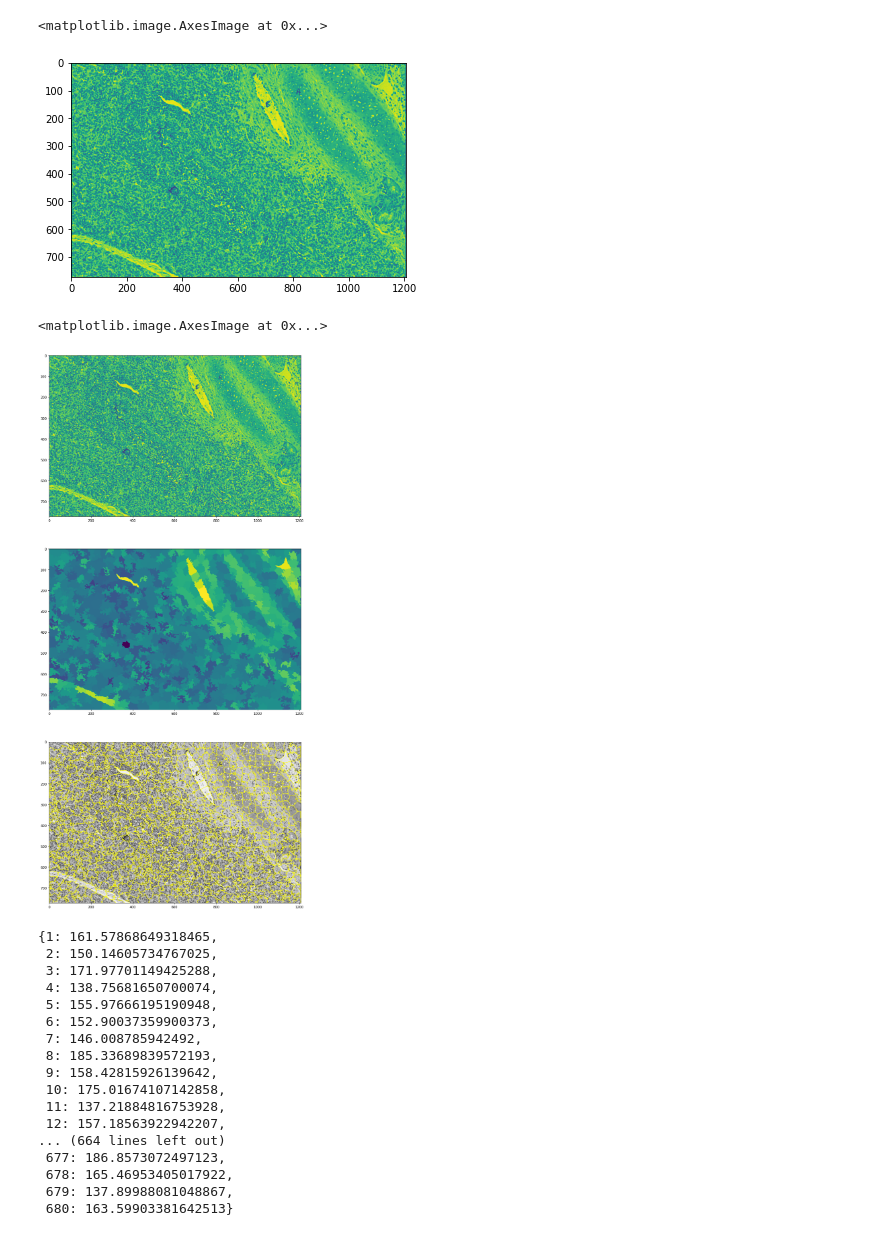
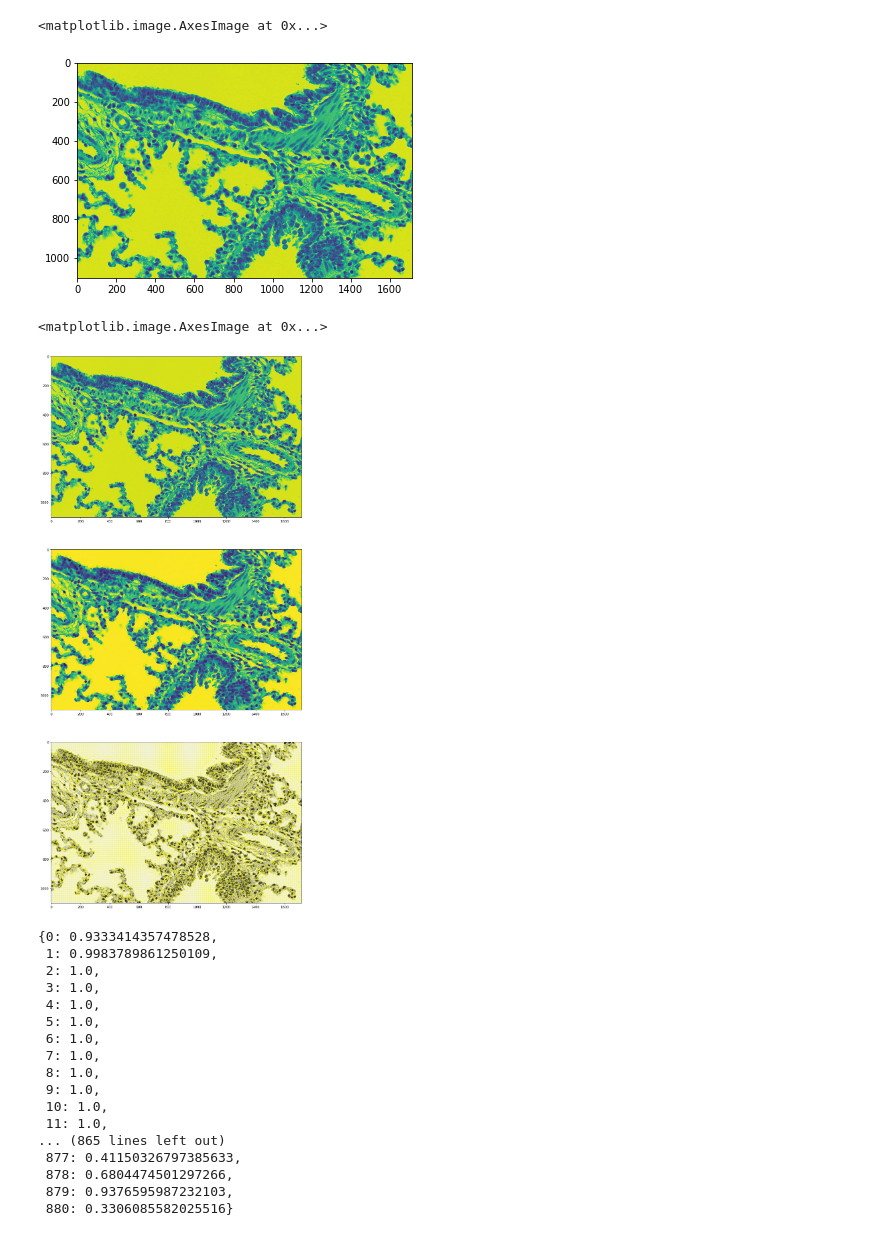
Before and after one commit to sriram98v/histology_segmentation, a Jupyter notebook: Untitled.ipynb, the cells around one changed output. Drawn from its saved outputs; the diff is of its cells as text; code cells hidden in the pictures.

Commit message:
images

```diff
--- a/Untitled.ipynb
+++ b/Untitled.ipynb
@@ -13,47 +14,59 @@ import seaborn as sns
 # %%
-img = cv2.imread("./Images/image.png", 0)
+img = img_as_float(cv2.imread("./Images/0940.control.40.a.tif", 0))
 plt.imshow(img)
 # %% [output]
 <matplotlib.image.AxesImage at 0x...>
-[figure, old version]
+[figure, new version]
+# %%
+sample = []
+win_size = 1000
+counter = 0
+for i in range(0, img.shape[0], 10):
+    for j in range(0, img.shape[1], 10):
+        x = img[i:i+win_size, j:j+win_size]
+        counter += 1
+        if counter==1000:
+            sample.append(x)
+print(counter)
+plt.imshow(sample[0])
 # %%
-# img = img_as_float(astronaut())
-segments = slic(img, n_segments=1000, compactness=0.1, sigma=1, start_label=1)
+img = sample[0]
+segments = slic(img, n_segments=10000, compactness=.1, sigma=1, start_label=0)
 new_img = np.zeros_like(img)
 mean_pixel_values = dict()
 segment_id = {}
 for i in np.unique(segments):
     x = np.where(segments==i)
     new_color = np.sum([img[i, j] for i,j in zip(x[0], x[1])], axis=0)/len([img[i, j] for i,j in zip(x[0], x[1])])
     new_img[x] = new_color
-    mean_pixel_values[i] = new_color
-    segment_id[i] = [i]
+    mean_pixel_values[i] = float(new_color)
+    segment_id[i] = i
 fig, axs = plt.subplots(3, figsize=(90,30))
 axs[0].imshow(img)
 axs[1].imshow(new_img)
 axs[2].imshow(mark_boundaries(img, segments))
 # %% [output]
 <matplotlib.image.AxesImage at 0x...>
-[figure, old version]
+[figure, new version]
 # %%
 mean_pixel_values
 # %% [output]
-{1: 161.57868649318465,
- 2: 150.14605734767025,
- 3: 171.97701149425288,
- 4: 138.75681650700074,
- 5: 155.97666195190948,
- 6: 152.90037359900373,
- 7: 146.008785942492,
- 8: 185.33689839572193,
- 9: 158.42815926139642,
- 10: 175.01674107142858,
- 11: 137.21884816753928,
- 12: 157.18563922942207,
-... (664 lines left out)
- 677: 186.8573072497123,
- 678: 165.46953405017922,
- 679: 137.89988081048867,
- 680: 163.59903381642513}
+{0: 0.9333414357478528,
+ 1: 0.9983789861250109,
+ 2: 1.0,
+ 3: 1.0,
+ 4: 1.0,
+ 5: 1.0,
+ 6: 1.0,
+ 7: 1.0,
+ 8: 1.0,
+ 9: 1.0,
+ 10: 1.0,
+ 11: 1.0,
+... (865 lines left out)
+ 877: 0.41150326797385633,
+ 878: 0.6804474501297266,
+ 879: 0.9376595987232103,
+ 880: 0.3306085582025516}
 # %%
 num_sp = int(np.unique(segments).shape[0])
```
Also changed, not shown: parts of 14 cells of this notebook.
